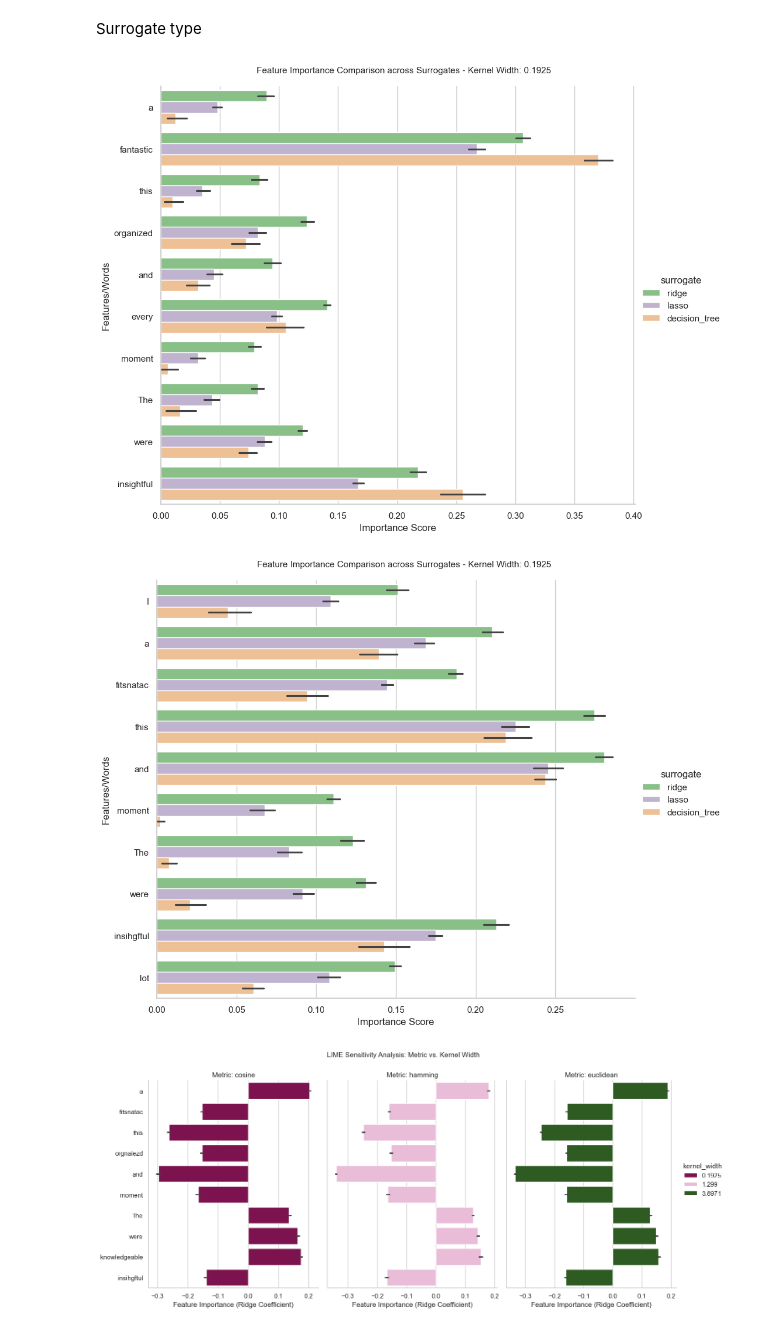
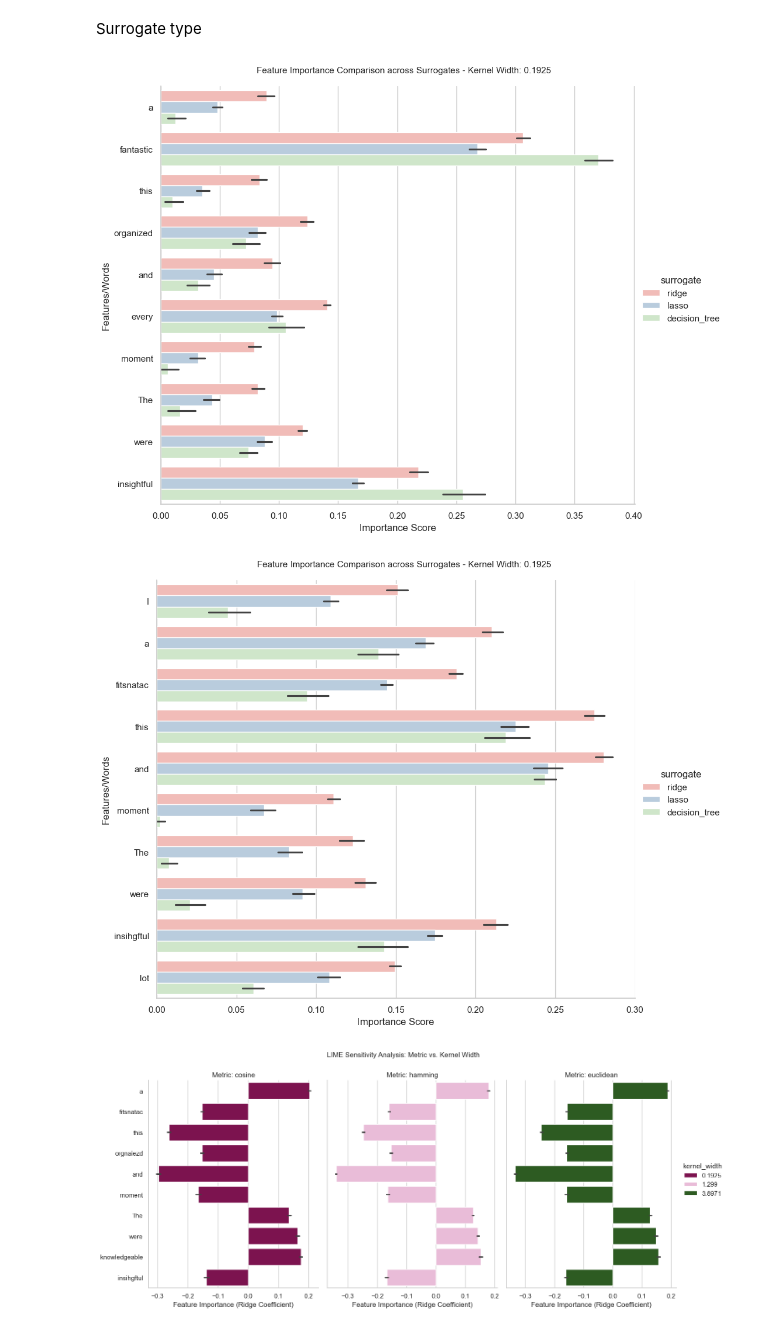
Before and after one commit to Oumaymabamoh/thesis-eval-synthetic-data-lime-nlp, a Jupyter notebook: results/LIME_evaluation.ipynb, the cells around one changed output. Saved outputs shown, nothing was run; the diff lists cells and outputs as text; code cells hidden in the pictures.

```diff
--- a/results/LIME_evaluation.ipynb
+++ b/results/LIME_evaluation.ipynb
@@ -471,7 +471,7 @@ g = sns.catplot(
     hue='surrogate',
     height=8,
     aspect=1.2,
-    palette='Accent',
+    palette='Pastel1',
     legend=True        # Built-in legend handling
 )
 
@@ -486,7 +486,7 @@ plt.xticks(rotation=0)
 plt.savefig("/Users/oumaymabamoh/Desktop/thesis-evaluation-synthetic-data-lime-nlp/results/surrogate_stability_experiment.png")
 plt.show()
 # %% [output]
-[figure, old version]
+[figure, new version]
 # %%
 import pandas as pd
 import seaborn as sns
@@ -503,35 +503,35 @@ top_words = df_surrogates_noisy.groupby('word')['abs_importance'].mean().nlarges
 df_plot = df_surrogates_noisy[df_surrogates_noisy['word'].isin(top_words)]
 
 
 # Visualization
 sns.set_theme(style="whitegrid")
 
 # sns.catplot returns a FacetGrid object (g), not a standard Axes object
 g = sns.catplot(
     data=df_plot,
     kind='bar',
     x='abs_importance',    # Horizontal bars (swap x and y for vertical)
     y='word',
     hue='surrogate',
     height=8,
     aspect=1.2,
-    palette='Accent',
+    palette='Pastel1',
     legend=True        # Built-in legend handling
 )
 
 # Customizing the plot via the FacetGrid 'g'
 kernel_val = df_surrogates_noisy['kernel_width'].iloc[0]
 
 g.set_axis_labels("Importance Score", "Features/Words")
 g.fig.suptitle(f'Feature Importance Comparison across Surrogates - Kernel Width: {kernel_val}',
                fontsize=11, y=1.02)
 
 # If you want to rotate labels (though less necessary for horizontal bars):
 plt.xticks(rotation=0)
 plt.savefig("/Users/oumaymabamoh/Desktop/thesis-evaluation-synthetic-data-lime-nlp/results/pert_surrogate_stability_experiment.png")
 plt.show()
 # %% [output]
-[figure, old version]
+[figure, new version]
 # %%
 import pandas as pd
 import seaborn as sns
```
Also changed, not shown: 2 other files.
